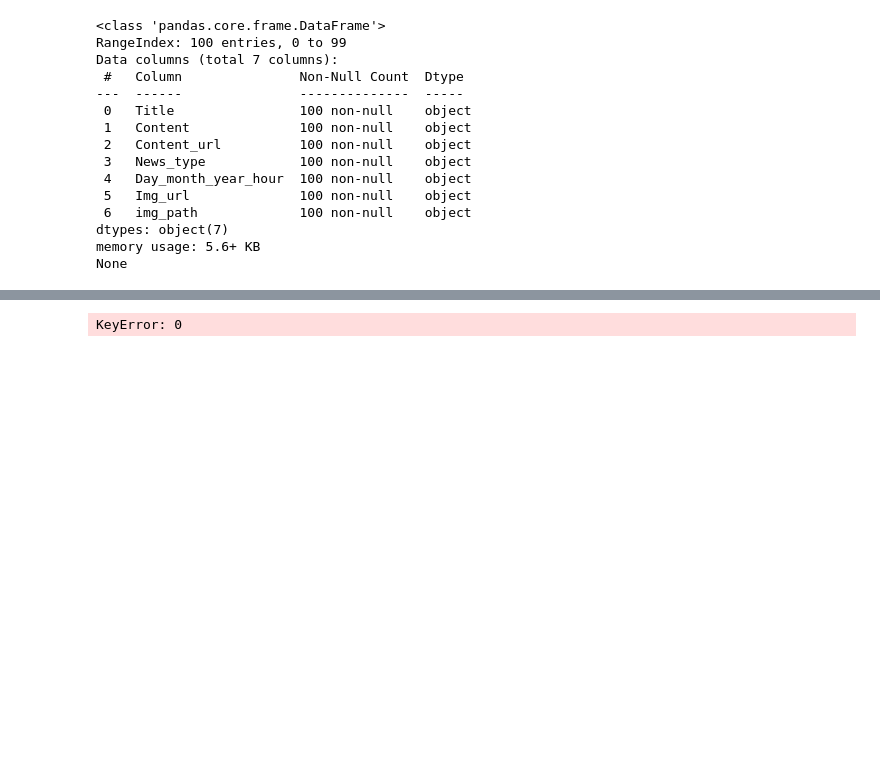
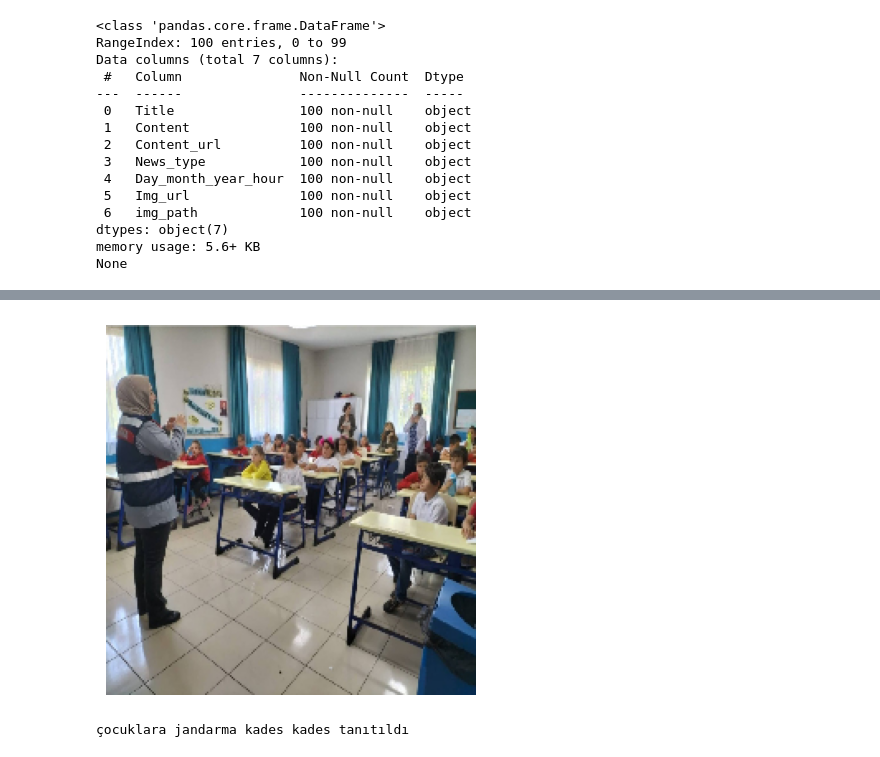
Before and after one commit to VisionLang/YapayGazeteci-Teknofest2024, a Jupyter notebook: Model/main.ipynb, the cells around one changed output, grey strips where cells are left out. Drawn from its saved outputs; the diff is of its cells as text; code cells hidden in the pictures; blank space fills up the shorter version.

Commit message:
Image-to-Text model class added

```diff
--- a/Model/main.ipynb
+++ b/Model/main.ipynb
@@ -219,13 +328 @@ Shape of padded tokens:  (100, 26)
-# %%
-X_images, X_texts, y_texts = [], [], []
-for img, seq in zip(image_data, padded_tokens):
-    for i in range(1, len(seq)):
-        in_seq, out_seq = seq[:i], seq[i]
-        in_seq = pad_sequences([in_seq], maxlen=max_tokens)[0]
-        out_seq = to_categorical([out_seq], num_classes=vocab_size)[0]
-        X_images.append(img)
-        X_texts.append(in_seq)
-        y_texts.append(out_seq)
-
-X_images, X_texts, y_texts = np.array(X_images), np.array(X_texts), np.array(y_texts)
 # %%
@@ -254,0 +364,11 @@ model.summary()
+# %%
+model = ImgToTextModel()
+
+model = model.build_model()
+
+es = EarlyStopping(monitor='loss', patience=5, verbose=1)
+
+model.fit([X_images, X_texts], y_texts,
+          epochs=10, batch_size=64,
+          callbacks=[es]
+  )
@@ -259,7 +398,0 @@ You must install pydot (`pip install pydot`) and install graphviz (see instructi
-# %%
-es = EarlyStopping(monitor='loss', patience=5, verbose=1)
-
-model.fit([X_images, X_texts], y_texts,
-          epochs=5, batch_size=64,
-          callbacks=[es]
-  )
@@ -285,12 +406,16 @@ def generate_text(test_image):
 
   final_caption = []
 
-  while True:
+  for i in range(100):
       predictions = model.predict([np.expand_dims(test_image, axis=0), initial_caption_seq])
 
       predicted_word_index = np.argmax(predictions)
 
-      predicted_word = tokenizer.index_word[predicted_word_index]
+      try:
+        predicted_word = tokenizer.index_word[predicted_word_index]
+      except KeyError:
+        predicted_word = "<UNKNOWN>"
+        pass
 
       if predicted_word == '<end>':
           break
@@ -307,5 +432,5 @@ def generate_text(test_image):
   print()
   print(final_caption)
 # %%
-generate_text(X_images[0])
+generate_text(image_data[0])
 # %% [output]
@@ -313 +443,2 @@ generate_text(X_images[0])
+[figure, added]
-KeyError: 0
+çocuklara jandarma kades kades tanıtıldı
```
Also changed, not shown: parts of 15 cells of this notebook.
